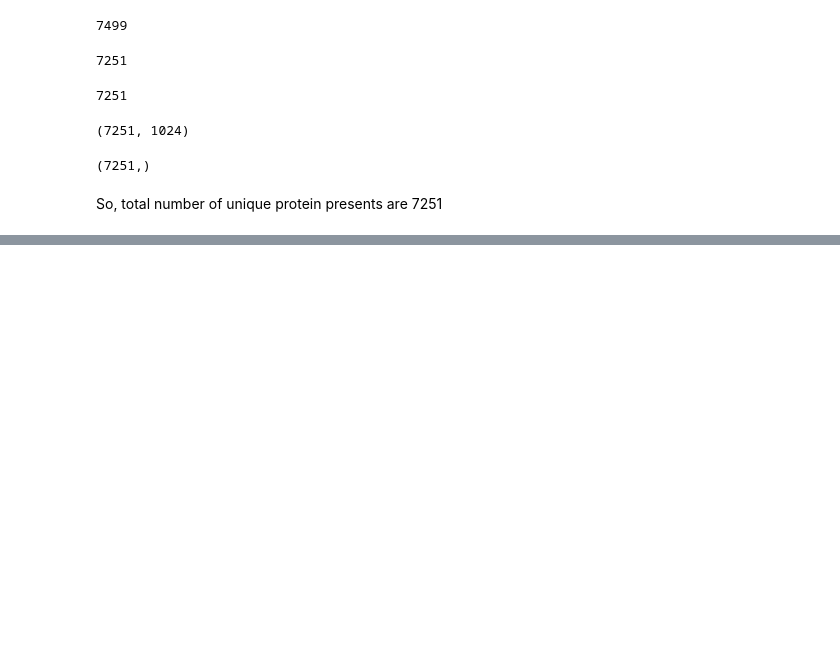
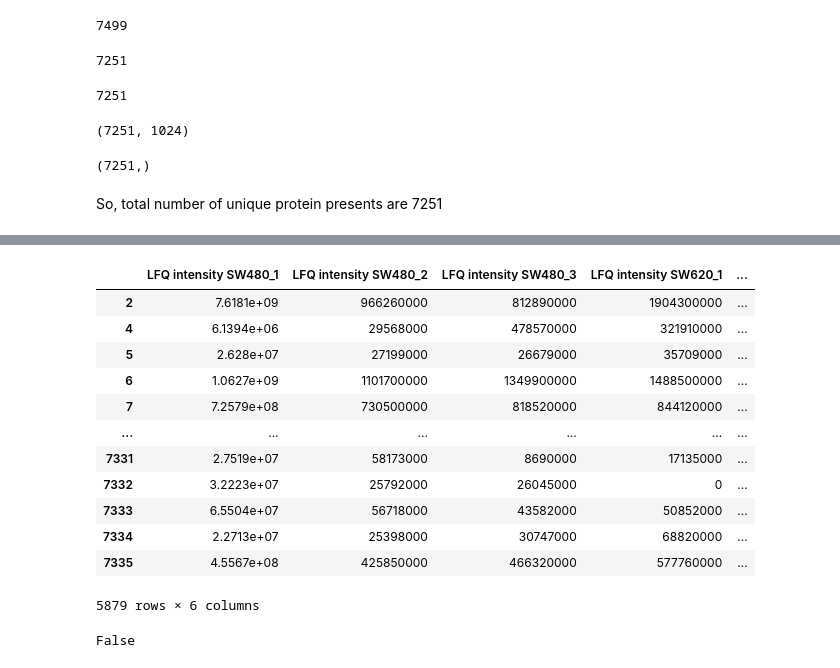
Before and after one commit to imoisharma/Proteomics, a Jupyter notebook: data9.ipynb, the cells around one changed output, grey strips where cells are left out. Saved outputs shown, nothing was run; the diff lists cells and outputs as text; code cells hidden in the pictures; blank space fills up the shorter version.

```diff
--- a/data9.ipynb
+++ b/data9.ipynb
@@ -52,0 +107,22 @@ So, total number of unique protein presents are 7251
+# %%
+question2['LFQ intensity SW480_1'] = question2[question2['LFQ intensity SW480_1']!=0]
+question2=question2.dropna()
+question2
+# %% [output]
+|  | LFQ intensity SW480_1 | LFQ intensity SW480_2 | LFQ intensity SW480_3 | LFQ intensity SW620_1 | ... |
+| 2 | 7.6181e+09 | 966260000 | 812890000 | 1904300000 | ... |
+| 4 | 6.1394e+06 | 29568000 | 478570000 | 321910000 | ... |
+| 5 | 2.628e+07 | 27199000 | 26679000 | 35709000 | ... |
+| 6 | 1.0627e+09 | 1101700000 | 1349900000 | 1488500000 | ... |
+| 7 | 7.2579e+08 | 730500000 | 818520000 | 844120000 | ... |
+| ... | ... | ... | ... | ... | ... |
+| 7331 | 2.7519e+07 | 58173000 | 8690000 | 17135000 | ... |
+| 7332 | 3.2223e+07 | 25792000 | 26045000 | 0 | ... |
+| 7333 | 6.5504e+07 | 56718000 | 43582000 | 50852000 | ... |
+| 7334 | 2.2713e+07 | 25398000 | 30747000 | 68820000 | ... |
+| 7335 | 4.5567e+08 | 425850000 | 466320000 | 577760000 | ... |
+5879 rows × 6 columns
+# %%
+question2.isnull().values.any()
+# %% [output]
+False
```
Also changed, not shown: parts of 18 cells of this notebook, 3 other files.
